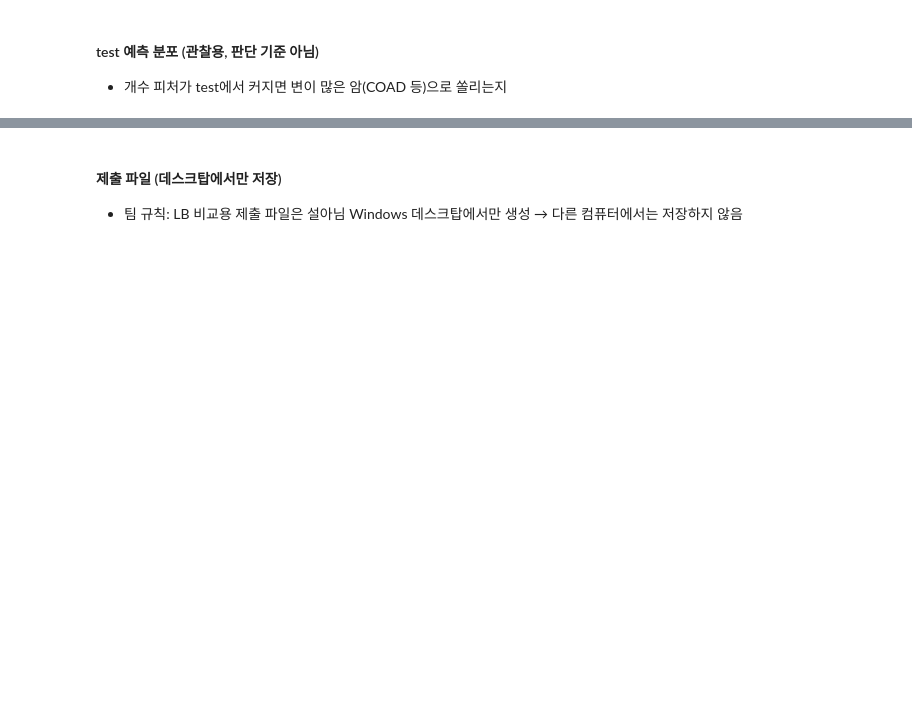
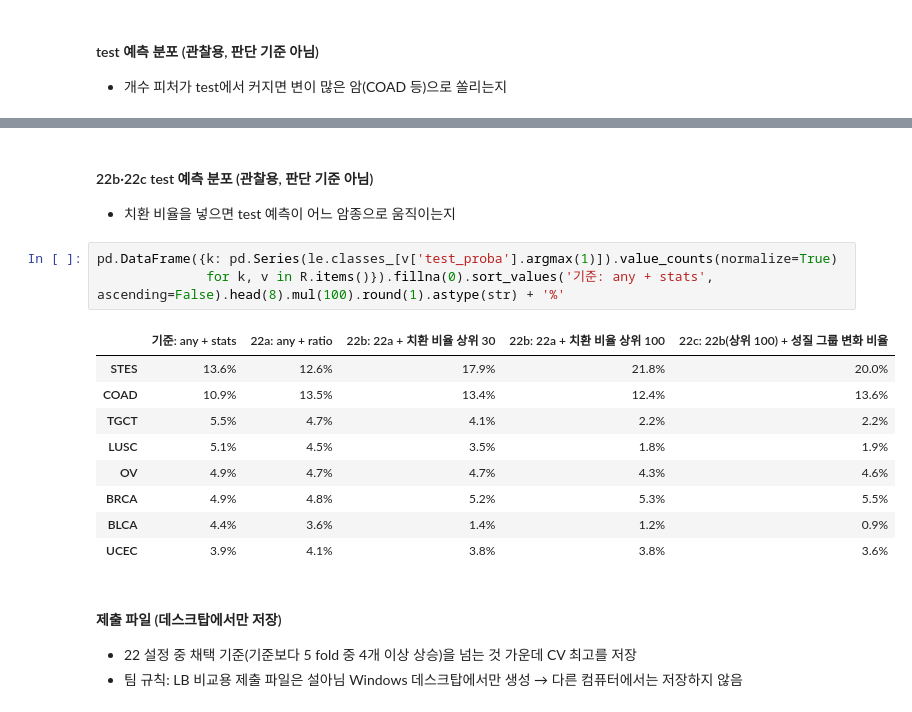
Before and after one commit to seol-ditto/dacon-cancer-subclass, a Jupyter notebook: notebooks/22_ratio_features.ipynb, the cells around one changed output, grey strips where cells are left out. Saved outputs shown, nothing was run; the diff lists cells and outputs as text; blank space fills up the shorter version.

```diff
--- a/notebooks/22_ratio_features.ipynb
+++ b/notebooks/22_ratio_features.ipynb
@@ -169,3 +326,20 @@ pd.DataFrame({k: pd.Series(le.classes_[v['test_proba'].argmax(1)]).value_counts(
+# %% [markdown]
+#### 22b·22c test 예측 분포 (관찰용, 판단 기준 아님)
+- 치환 비율을 넣으면 test 예측이 어느 암종으로 움직이는지
+# %%
+pd.DataFrame({k: pd.Series(le.classes_[v['test_proba'].argmax(1)]).value_counts(normalize=True)
+              for k, v in R.items()}).fillna(0).sort_values('기준: any + stats', ascending=False).head(8).mul(100).round(1).astype(str) + '%'
+# %% [output]
+|  | 기준: any + stats | 22a: any + ratio | 22b: 22a + 치환 비율 상위 30 | 22b: 22a + 치환 비율 상위 100 | 22c: 22b(상위 100) + 성질 그룹 변화 비율 |
+| STES | 13.6% | 12.6% | 17.9% | 21.8% | 20.0% |
+| COAD | 10.9% | 13.5% | 13.4% | 12.4% | 13.6% |
+| TGCT | 5.5% | 4.7% | 4.1% | 2.2% | 2.2% |
+| LUSC | 5.1% | 4.5% | 3.5% | 1.8% | 1.9% |
+| OV | 4.9% | 4.7% | 4.7% | 4.3% | 4.6% |
+| BRCA | 4.9% | 4.8% | 5.2% | 5.3% | 5.5% |
+| BLCA | 4.4% | 3.6% | 1.4% | 1.2% | 0.9% |
+| UCEC | 3.9% | 4.1% | 3.8% | 3.8% | 3.6% |
 # %% [markdown]
 #### 제출 파일 (데스크탑에서만 저장)
+- 22 설정 중 채택 기준(기준보다 5 fold 중 4개 이상 상승)을 넘는 것 가운데 CV 최고를 저장
 - 팀 규칙: LB 비교용 제출 파일은 설아님 Windows 데스크탑에서만 생성 → 다른 컴퓨터에서는 저장하지 않음
```
Also changed, not shown: parts of 19 cells of this notebook.
